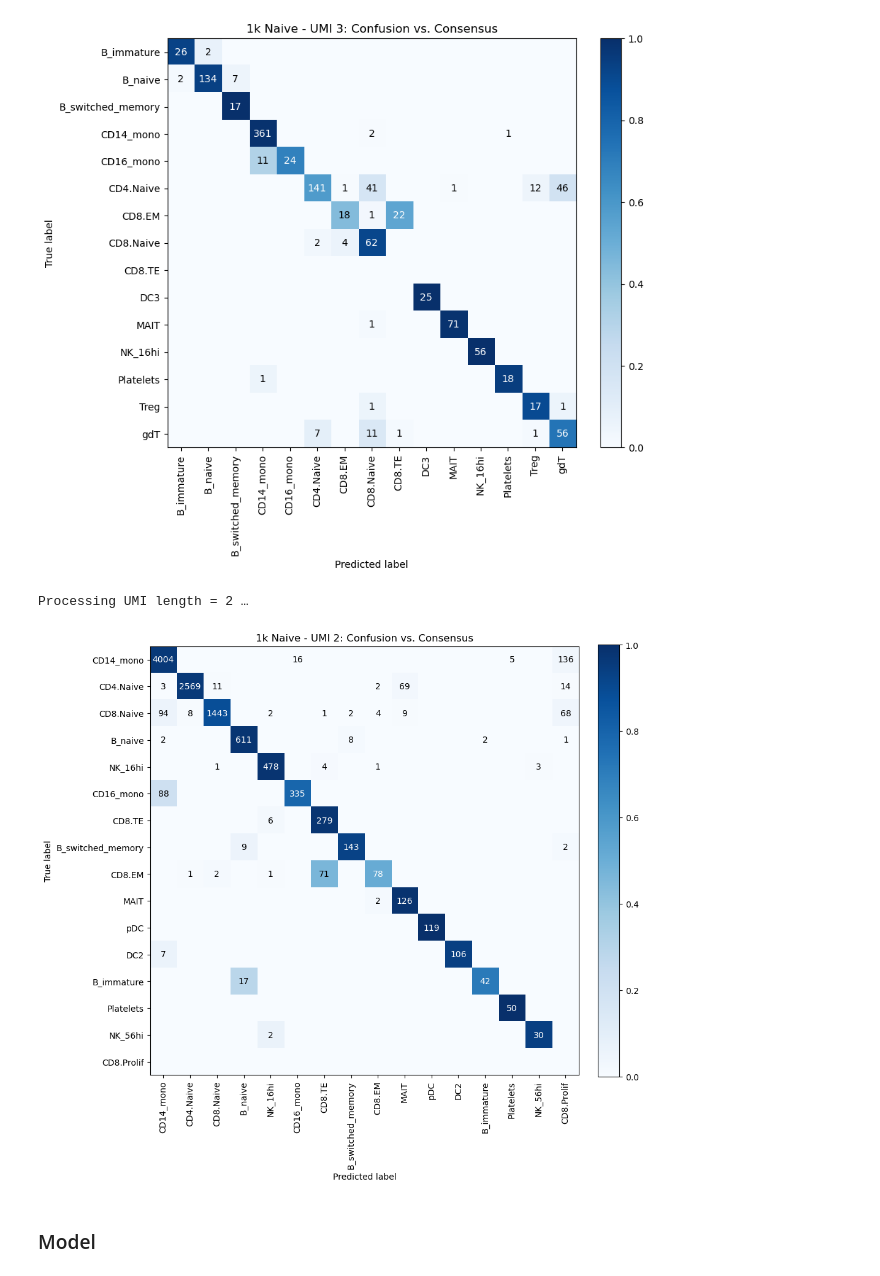
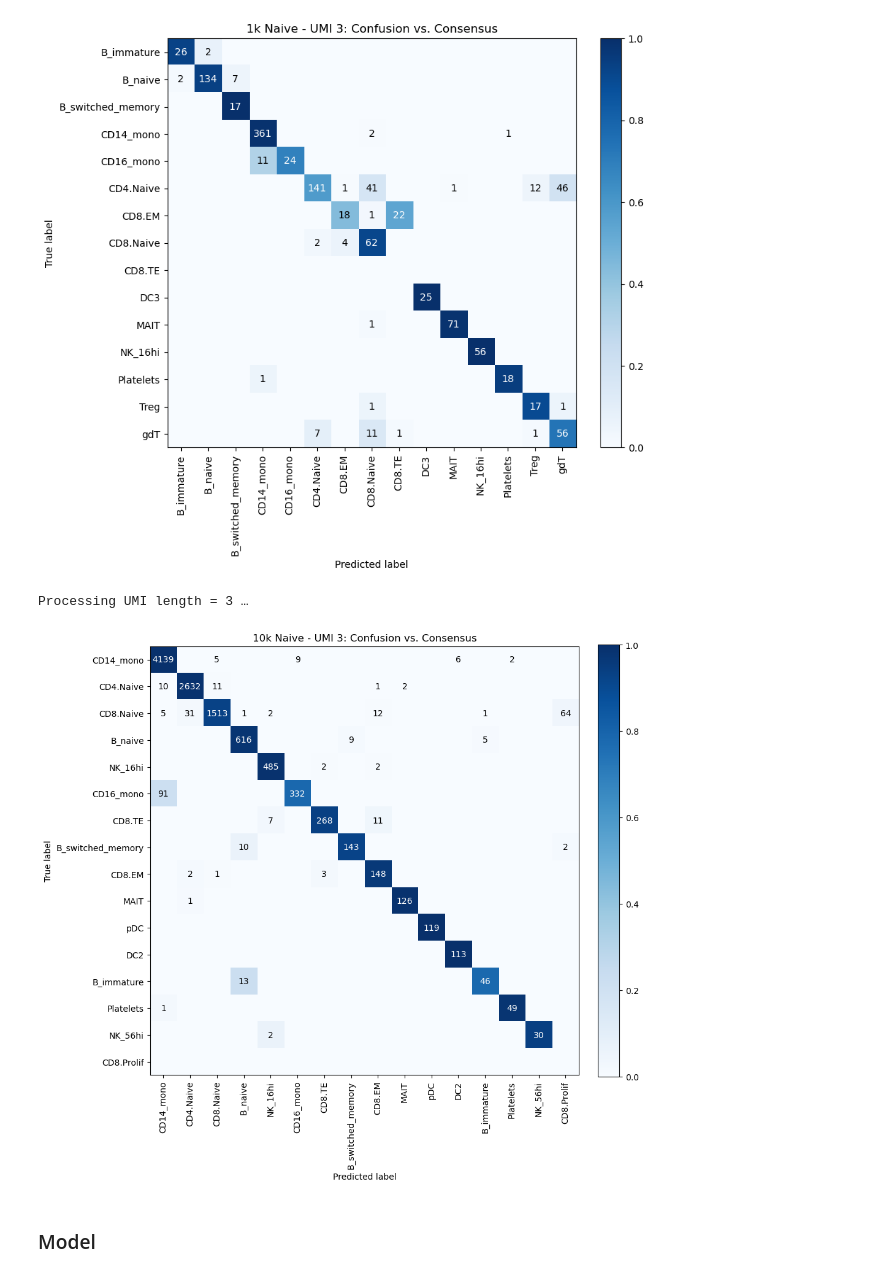
Before and after one commit to agdylan/minimal_UMIs, a Jupyter notebook: figures_ur/manuscript_figures_notebook.ipynb, the cells around one changed output. Drawn from its saved outputs; the diff is of its cells as text; code cells hidden in the pictures.

```diff
--- a/figures_ur/manuscript_figures_notebook.ipynb
+++ b/figures_ur/manuscript_figures_notebook.ipynb
@@ -901,7 +901,7 @@ exclude = {
 
 # ──────────────────────────────────────────────────────────────────────────────
 # 3) Only process UMI length of 3
-umi = 2
+umi = 3
 print(f"\nProcessing UMI length = {umi} …")
 
 adata = sc.read_h5ad(os.path.join(base_path, f"annotated_adata_{umi}.h5ad"))
@@ -934,36 +934,37 @@ cm = cm[order][:, order]
 cm_prop = cm_prop[order][:, order]
 labels = [labels[idx] for idx in order]
 # ──────────────────────────────────────────────────────────────────────────────
 
 # ─── Plot ──────────────────────────────────────────────────────────────────
 fig, ax = plt.subplots(figsize=(10, 10))
 im = ax.imshow(cm_prop, cmap="Blues", vmin=0, vmax=1)
 
 ax.set_xticks(np.arange(n))
 ax.set_yticks(np.arange(n))
 ax.set_xticklabels(labels, rotation=90, ha="center")
 ax.set_yticklabels(labels)
 ax.set_xlabel("Predicted label")
 ax.set_ylabel("True label")
-ax.set_title(f"1k Naive - UMI {umi}: Confusion vs. Consensus")
+# ax.set_title(f"1k Naive - UMI {umi}: Confusion vs. Consensus")
+ax.set_title(f"10k Naive - UMI {umi}: Confusion vs. Consensus")
 
 thresh = 0.5
 for r in range(n):
     for c in range(n):
         count = cm[r, c]
         if count == 0:
             continue
         color = "white" if cm_prop[r, c] > thresh else "black"
         ax.text(c, r, str(count), ha="center", va="center", color=color)
 
 cbar = fig.colorbar(im, ax=ax, fraction=0.046, pad=0.04)
 
 plt.tight_layout()
 plt.savefig(f"/data/dagyeman/cellranger/bam_file_analysis/figures_ur/manuscript_figures/10k_PBMCs/naive_confusion_matrix_UMI_{umi}.pdf")
 plt.show()
 # %% [output]
-Processing UMI length = 2 …
+Processing UMI length = 3 …
-[figure, old version]
+[figure, new version]
 # %% [markdown]
 ### Model
 # %%
```
Also changed, not shown: parts of 3 cells of this notebook, 4 other files.
